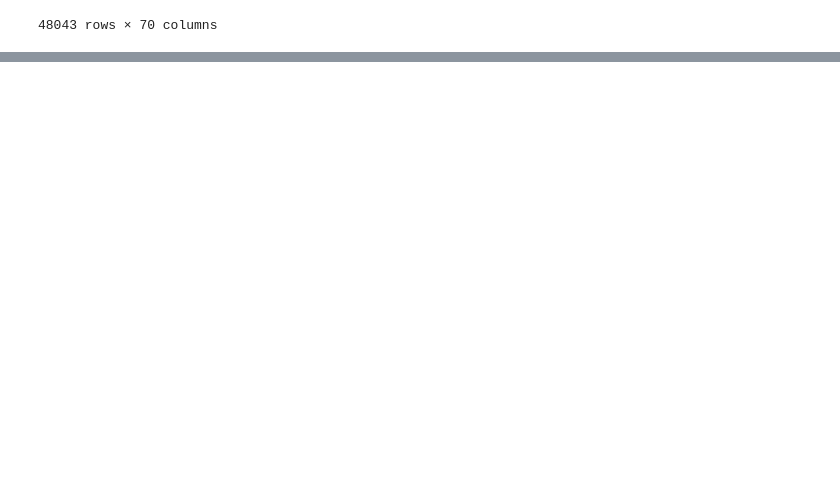
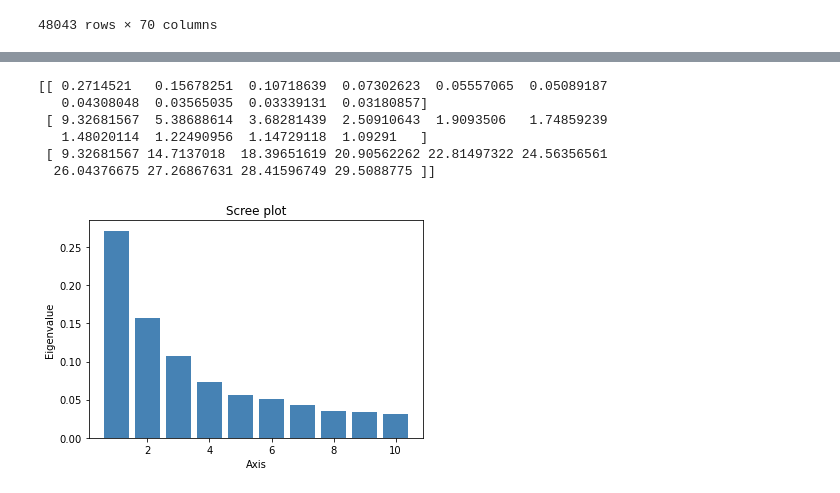
Before and after one commit to christian235711/Method_spad_clustering, a Jupyter notebook: method_spad.ipynb, the cells around one changed output, grey strips where cells are left out. Saved outputs shown, nothing was run; the diff lists cells and outputs as text; code cells hidden in the pictures; blank space fills up the shorter version.

```diff
--- a/method_spad.ipynb
+++ b/method_spad.ipynb
@@ -304,0 +404,11 @@ ZeroDivisionError: ignored
+# %%
+X = data_sans_deux_mod.iloc[0:, 1:]#.to_numpy()
+# %%
+# MCA
+'''ça marche aussi bien avec un array qu'avec un dataframe. Je continue avec un dataframe
+    car c'est plus jolie mais avec une base de données plus grande, il faudra utiliser avec
+    un array.
+'''
+my_mca = MCA(row_labels=data_sans_deux_mod["IRIS"], var_labels=data_sans_deux_mod.columns.values[1:], n_components=10)
+# %%
+my_mca.fit(X)
@@ -304,0 +433,13 @@ ZeroDivisionError: ignored
+# %%
+print(my_mca.eig_) # /sum(my_mca.eig_)*100)
+# %% [output]
+[[ 0.2714521   0.15678251  0.10718639  0.07302623  0.05557065  0.05089187
+   0.04308048  0.03565035  0.03339131  0.03180857]
+ [ 9.32681567  5.38688614  3.68281439  2.50910643  1.9093506   1.74859239
+   1.48020114  1.22490956  1.14729118  1.09291   ]
+ [ 9.32681567 14.7137018  18.39651619 20.90562262 22.81497322 24.56356561
+  26.04376675 27.26867631 28.41596749 29.5088775 ]]
+# %%
+my_mca.plot_eigenvalues()
+# %% [output]
+[figure, added]
```
Also changed, not shown: parts of 95 cells of this notebook.
